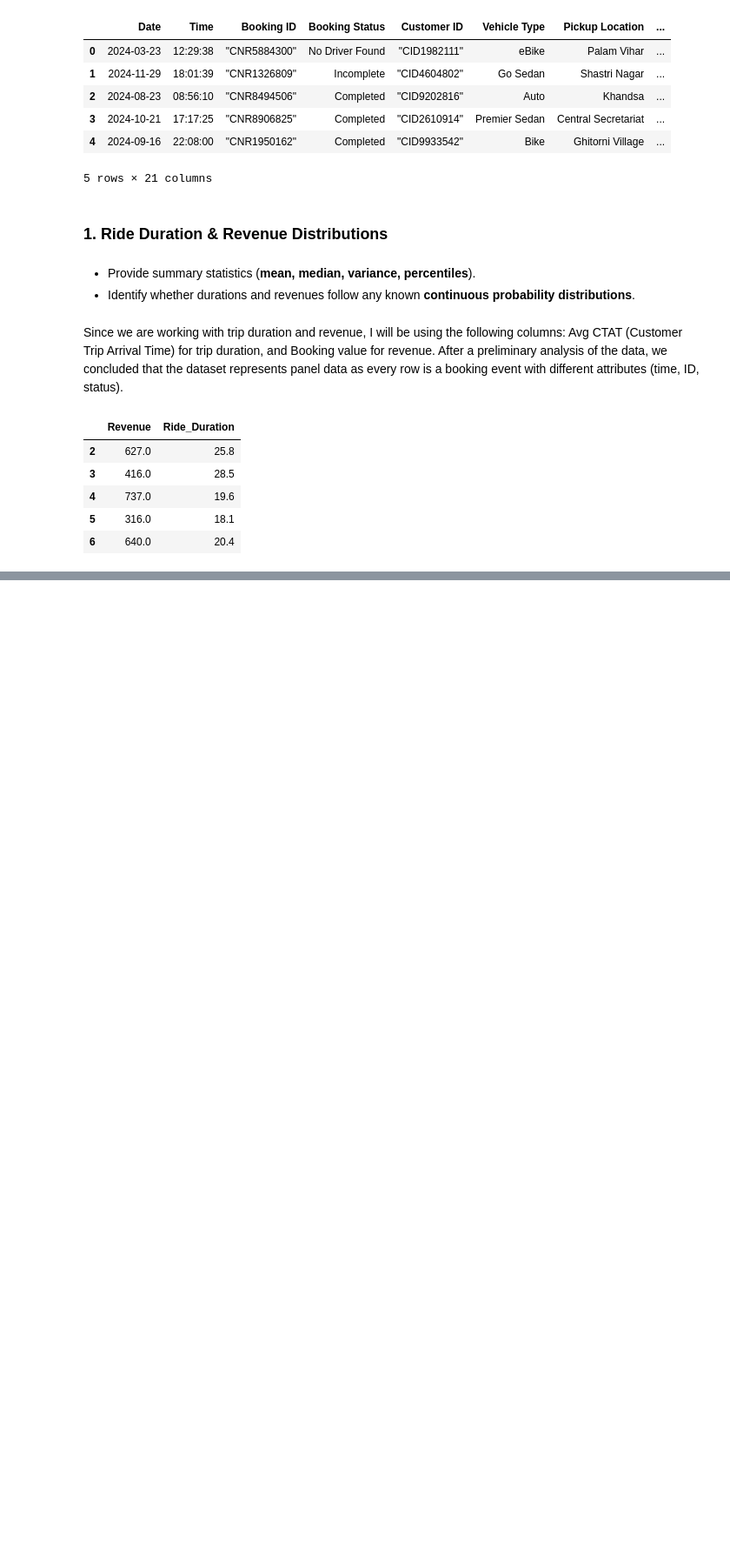
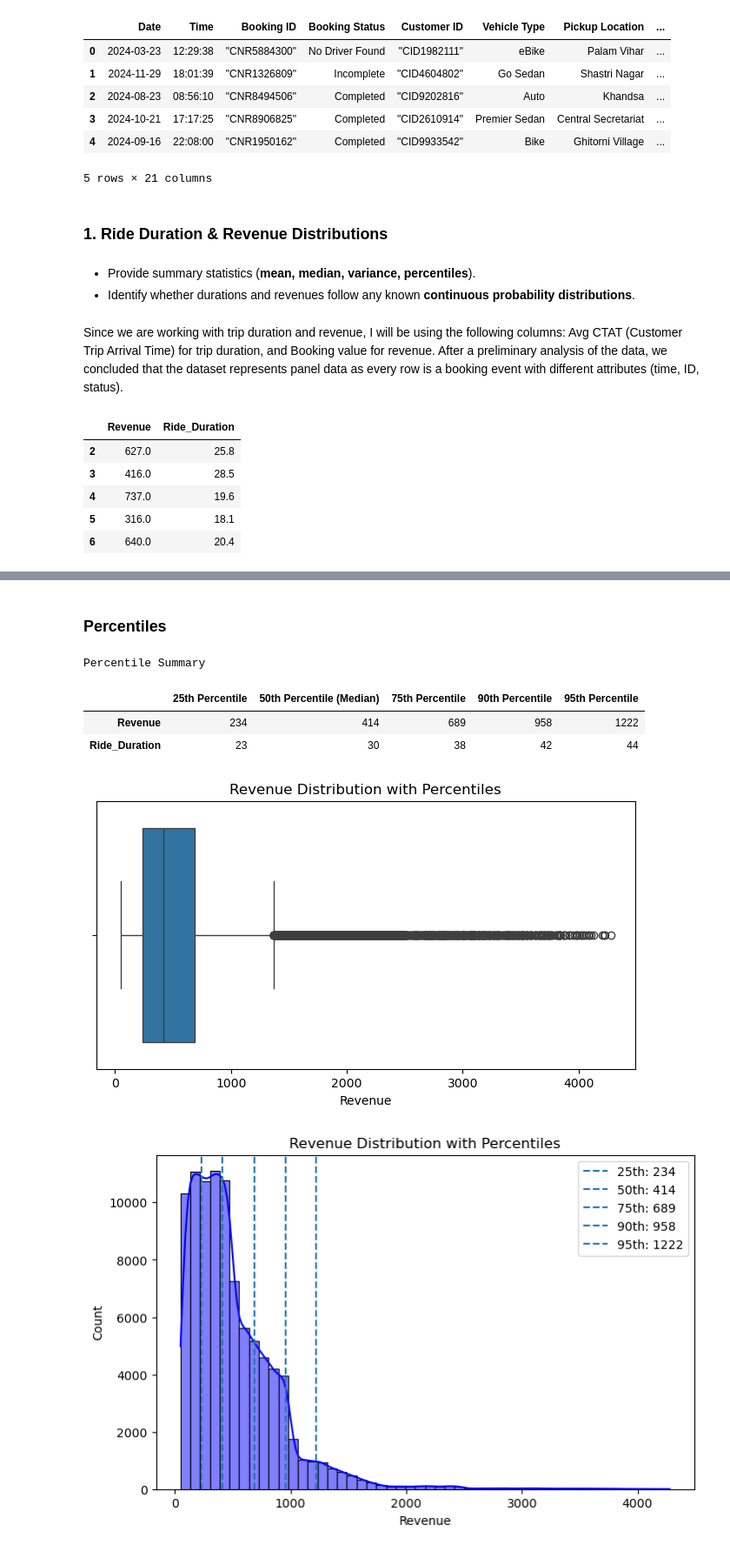
Before and after one commit to thejjeanjjorge/Portfolio, a Jupyter notebook: notebooks/uber/uber.ipynb, the cells around one changed output, grey strips where cells are left out. Shown at 87% size. Saved outputs shown, nothing was run; the diff lists cells and outputs as text; code cells hidden in the pictures; blank space fills up the shorter version.

```diff
--- a/notebooks/uber/uber.ipynb
+++ b/notebooks/uber/uber.ipynb
@@ -79,0 +117,73 @@ df_analysis.describe(percentiles=[0.25,0.5,0.75,0.9,0.95])
+# %% [markdown]
+### Percentiles
+# %%
+import seaborn as sns
+import matplotlib.pyplot as plt
+import numpy as np
+
+#Percentile summary with style
+percentile = pd.DataFrame({
+    '25th Percentile': df_analysis.quantile(0.25).round(0).astype(int),
+    '50th Percentile (Median)': df_analysis.quantile(0.50).round(0).astype(int),
+    '75th Percentile': df_analysis.quantile(0.75).round(0).astype(int),
+    '90th Percentile': df_analysis.quantile(0.90).round(0).astype(int),
+    '95th Percentile': df_analysis.quantile(0.95).round(0).astype(int)
+}).style\
+    .set_properties(**{'text-align': 'center'})\
+    .background_gradient(
+        subset=['25th Percentile', '75th Percentile', '95th Percentile'], cmap="Blues")\
+    .background_gradient(
+        subset=['50th Percentile (Median)', '90th Percentile'], cmap="Greens")\
+    .format({
+        'Revenue': '${:.2f}',
+        'Ride_Duration': '{:.2f} min'
+    })\
+    .set_caption("Percentile Summary")\
+    .set_table_styles([
+        {'selector': 'caption', 'props': [
+            ('caption-side', 'top'),
+            ('font-size', '16px'),
+            ('font-weight', 'bold')]},
+        {'selector': 'th', 'props': [
+            ('background-color', '#f0f0f0'),
+            ('padding', '8px')]},
+        {'selector': 'td', 'props': [
+            ('padding', '8px'),
+            ('border', '1px solid #ddd')]},
+        {'selector': 'tr:hover', 'props': [
+            ('background-color', '#f5f5f5')]}
+    ])
+
+
+display(percentile)
+
+#revenue boxplot
+plt.figure(figsize=(8,4))
+sns.boxplot(x=df_analysis['Revenue'])
+plt.title("Revenue Distribution with Percentiles")
+plt.show()
+
+#revenue histplot
+plt.figure(figsize=(8,5))
+sns.histplot(df_analysis['Revenue'], bins=50, kde=True, color="blue")
+
+for p in [25, 50, 75, 90, 95]:
+    value = np.percentile(df_analysis['Revenue'], p)
+    plt.axvline(value, linestyle='--', label=f'{p}th: {value:.0f}')
+
+plt.legend()
+plt.title("Revenue Distribution with Percentiles")
+plt.show()
+
+#Ride Duration boxplot
+plt.figure(figsize=(8,4))
+sns.boxplot(x=df_analysis['Ride_Duration'])
+plt.title("Ride Duration Distribution with Percentiles")
+plt.show()
+# %% [output]
+Percentile Summary
+|  | 25th Percentile | 50th Percentile (Median) | 75th Percentile | 90th Percentile | 95th Percentile |
+| Revenue | 234 | 414 | 689 | 958 | 1222 |
+| Ride_Duration | 23 | 30 | 38 | 42 | 44 |
+[figure, added]
+[figure, added]
```
Also changed, not shown: parts of 6 cells of this notebook, 1 other file.
